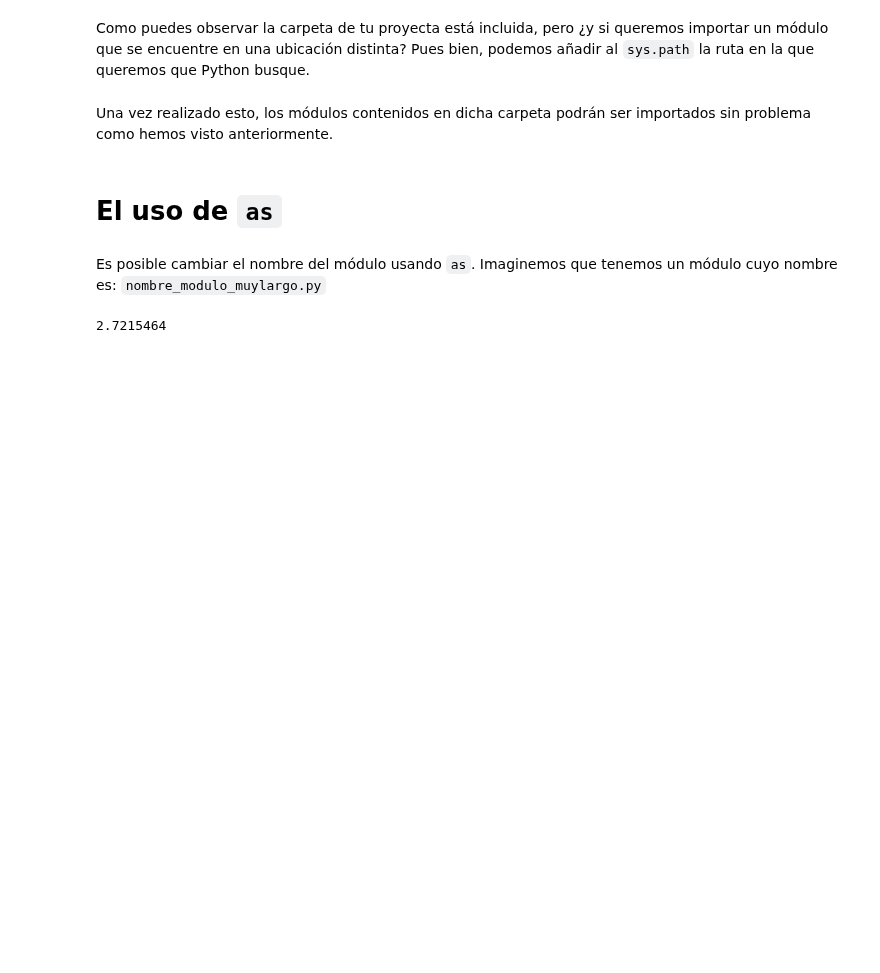
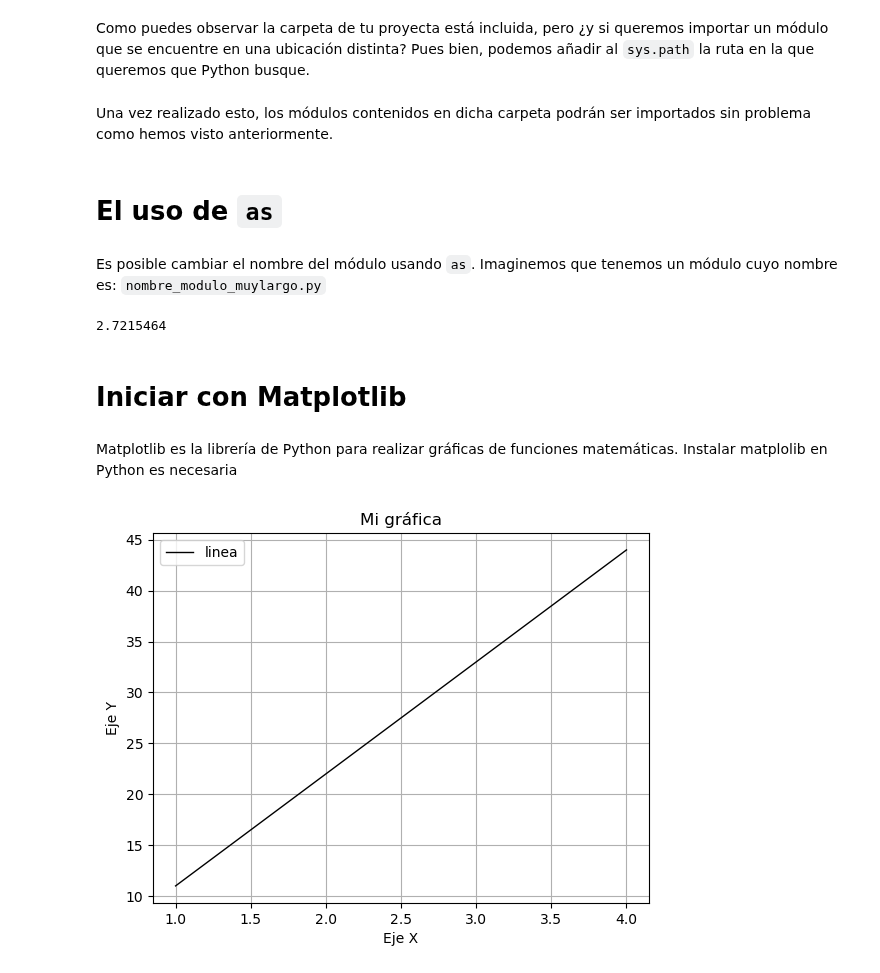
Before and after one commit to pjhh-ciencias/ProgramacionDOS2022, a Jupyter notebook: Python/S11.ipynb, the cells around one changed output. Saved outputs shown, nothing was run; the diff lists cells and outputs as text; code cells hidden in the pictures; blank space fills up the shorter version.

```diff
--- a/Python/S11.ipynb
+++ b/Python/S11.ipynb
@@ -82,3 +82,7 @@ import Mis_modulos.nombre_modulo_muylargo  as m
 print(m.CONSTANTE)
 # %% [output]
 2.7215464
+# %% [markdown]
+# Iniciar con Matplotlib
+# %% [markdown]
+Matplotlib es la librería de Python para realizar gráficas de funciones matemáticas. Instalar matplolib en Python es necesaria
@@ -84,0 +91,12 @@ print(m.CONSTANTE)
+# %%
+a = [1, 2, 3, 4]
+b = [11, 22, 33, 44]
+plt.plot(a, b, color='black', linewidth=1, label='linea')
+plt.legend()
+plt.title('Mi gráfica')
+plt.ylabel('Eje Y')
+plt.xlabel('Eje X')
+plt.grid()
+plt.show()
+# %% [output]
+[figure, added]
```
Also changed, not shown: parts of 4 cells of this notebook, 1 other file.
